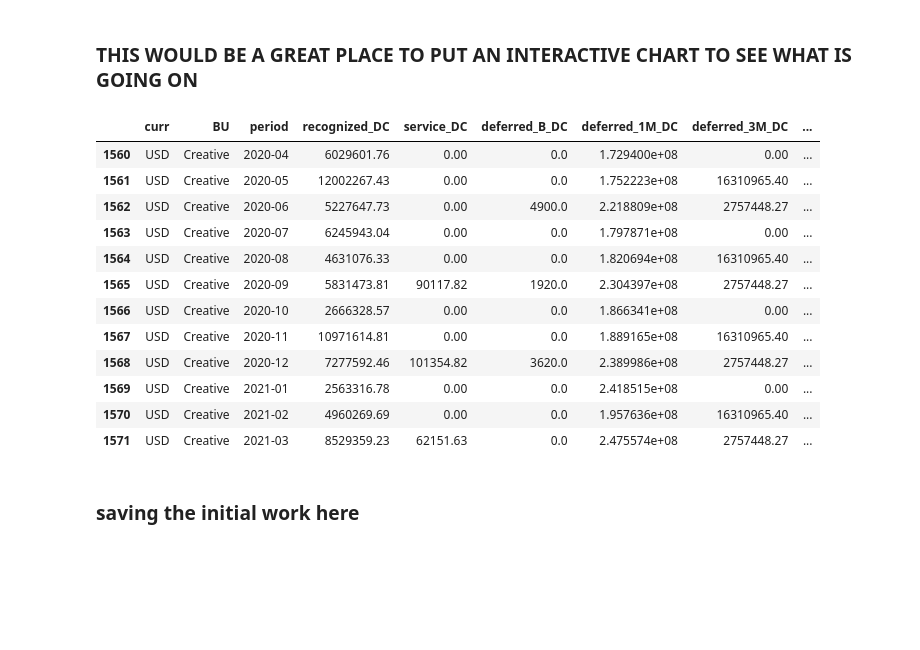
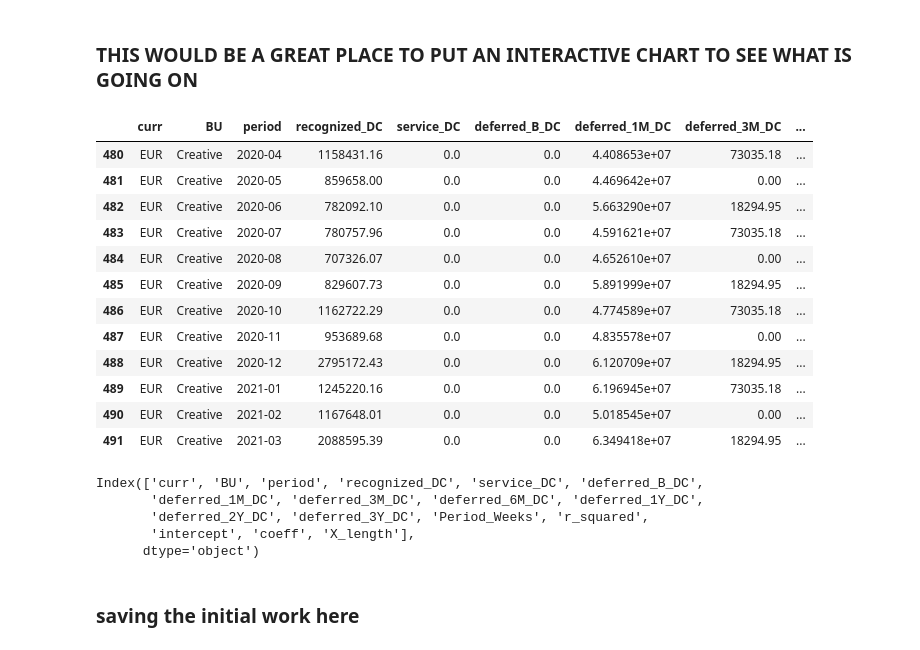
Before and after one commit to davidjsmith44/Deferred_Revenue_Forecast, a Jupyter notebook: notebooks/deferred_revenue_forecast.ipynb, the cells around one changed output. Saved outputs shown, nothing was run; the diff lists cells and outputs as text; code cells hidden in the pictures; blank space fills up the shorter version.

```diff
--- a/notebooks/deferred_revenue_forecast.ipynb
+++ b/notebooks/deferred_revenue_forecast.ipynb
@@ -1876,23 +1949,31 @@ df_fcst.head(20)
 # %% [markdown]
 ### THIS WOULD BE A GREAT PLACE TO PUT AN INTERACTIVE CHART TO SEE WHAT IS GOING ON
 # %%
-test_output = df_fcst[(df_fcst['curr']=='USD')&
+test_output = df_fcst[(df_fcst['curr']=='EUR')&
                      (df_fcst['BU']=='Creative')]
 test_output.head(20)
 # %% [output]
 |  | curr | BU | period | recognized_DC | service_DC | deferred_B_DC | deferred_1M_DC | deferred_3M_DC | ... |
-| 1560 | USD | Creative | 2020-04 | 6029601.76 | 0.00 | 0.0 | 1.729400e+08 | 0.00 | ... |
-| 1561 | USD | Creative | 2020-05 | 12002267.43 | 0.00 | 0.0 | 1.752223e+08 | 16310965.40 | ... |
-| 1562 | USD | Creative | 2020-06 | 5227647.73 | 0.00 | 4900.0 | 2.218809e+08 | 2757448.27 | ... |
-| 1563 | USD | Creative | 2020-07 | 6245943.04 | 0.00 | 0.0 | 1.797871e+08 | 0.00 | ... |
-| 1564 | USD | Creative | 2020-08 | 4631076.33 | 0.00 | 0.0 | 1.820694e+08 | 16310965.40 | ... |
-| 1565 | USD | Creative | 2020-09 | 5831473.81 | 90117.82 | 1920.0 | 2.304397e+08 | 2757448.27 | ... |
-| 1566 | USD | Creative | 2020-10 | 2666328.57 | 0.00 | 0.0 | 1.866341e+08 | 0.00 | ... |
-| 1567 | USD | Creative | 2020-11 | 10971614.81 | 0.00 | 0.0 | 1.889165e+08 | 16310965.40 | ... |
-| 1568 | USD | Creative | 2020-12 | 7277592.46 | 101354.82 | 3620.0 | 2.389986e+08 | 2757448.27 | ... |
-| 1569 | USD | Creative | 2021-01 | 2563316.78 | 0.00 | 0.0 | 2.418515e+08 | 0.00 | ... |
-| 1570 | USD | Creative | 2021-02 | 4960269.69 | 0.00 | 0.0 | 1.957636e+08 | 16310965.40 | ... |
-| 1571 | USD | Creative | 2021-03 | 8529359.23 | 62151.63 | 0.0 | 2.475574e+08 | 2757448.27 | ... |
+| 480 | EUR | Creative | 2020-04 | 1158431.16 | 0.0 | 0.0 | 4.408653e+07 | 73035.18 | ... |
+| 481 | EUR | Creative | 2020-05 | 859658.00 | 0.0 | 0.0 | 4.469642e+07 | 0.00 | ... |
+| 482 | EUR | Creative | 2020-06 | 782092.10 | 0.0 | 0.0 | 5.663290e+07 | 18294.95 | ... |
+| 483 | EUR | Creative | 2020-07 | 780757.96 | 0.0 | 0.0 | 4.591621e+07 | 73035.18 | ... |
+| 484 | EUR | Creative | 2020-08 | 707326.07 | 0.0 | 0.0 | 4.652610e+07 | 0.00 | ... |
+| 485 | EUR | Creative | 2020-09 | 829607.73 | 0.0 | 0.0 | 5.891999e+07 | 18294.95 | ... |
+| 486 | EUR | Creative | 2020-10 | 1162722.29 | 0.0 | 0.0 | 4.774589e+07 | 73035.18 | ... |
+| 487 | EUR | Creative | 2020-11 | 953689.68 | 0.0 | 0.0 | 4.835578e+07 | 0.00 | ... |
+| 488 | EUR | Creative | 2020-12 | 2795172.43 | 0.0 | 0.0 | 6.120709e+07 | 18294.95 | ... |
+| 489 | EUR | Creative | 2021-01 | 1245220.16 | 0.0 | 0.0 | 6.196945e+07 | 73035.18 | ... |
+| 490 | EUR | Creative | 2021-02 | 1167648.01 | 0.0 | 0.0 | 5.018545e+07 | 0.00 | ... |
+| 491 | EUR | Creative | 2021-03 | 2088595.39 | 0.0 | 0.0 | 6.349418e+07 | 18294.95 | ... |
+# %%
+df_fcst.columns
+# %% [output]
+Index(['curr', 'BU', 'period', 'recognized_DC', 'service_DC', 'deferred_B_DC',
+       'deferred_1M_DC', 'deferred_3M_DC', 'deferred_6M_DC', 'deferred_1Y_DC',
+       'deferred_2Y_DC', 'deferred_3Y_DC', 'Period_Weeks', 'r_squared',
+       'intercept', 'coeff', 'X_length'],
+      dtype='object')
 # %% [markdown]
 ### saving the initial work here
 # %%
```
Also changed, not shown: parts of 28 cells of this notebook.
